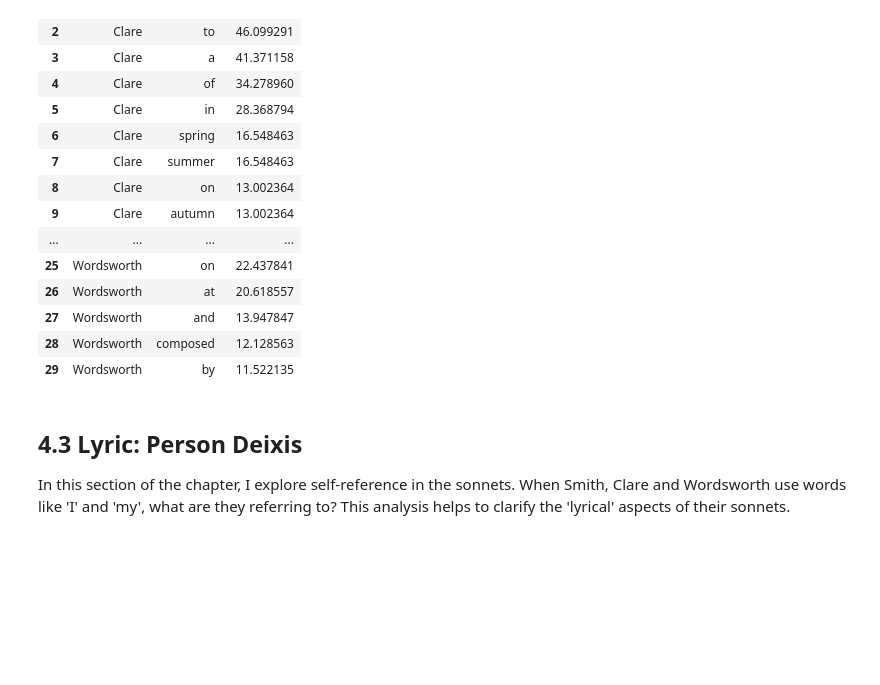
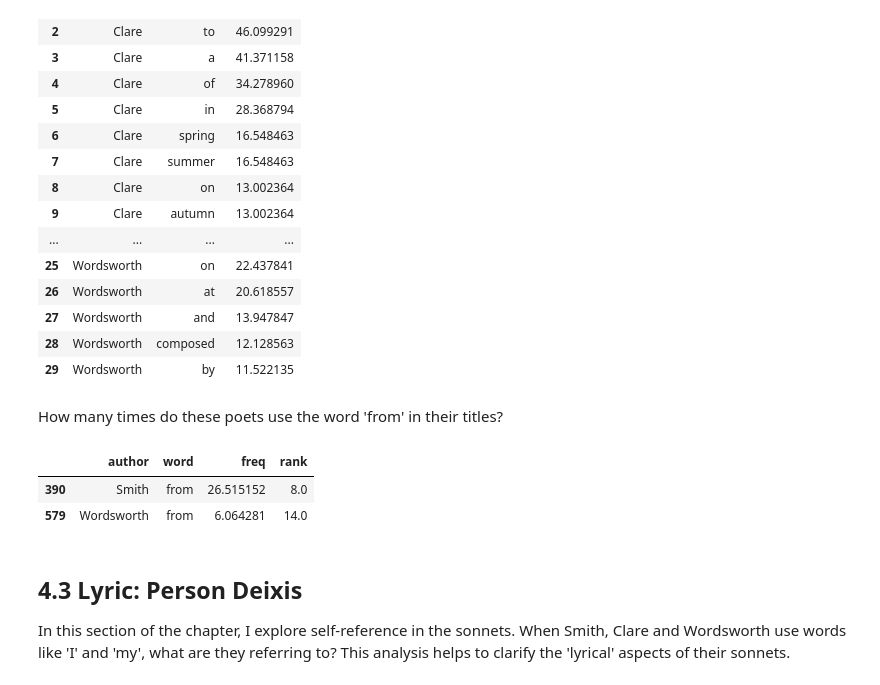
Before and after one commit to sn-code-inside/romantic-self, a Jupyter notebook: Chapter 4 - Lyric.ipynb, the cells around one changed output. Saved outputs shown, nothing was run; the diff lists cells and outputs as text; code cells hidden in the pictures; blank space fills up the shorter version.

```diff
--- a/Chapter 4 - Lyric.ipynb
+++ b/Chapter 4 - Lyric.ipynb
@@ -326,6 +361,16 @@ frequencies
 | 27 | Wordsworth | and | 13.947847 |
 | 28 | Wordsworth | composed | 12.128563 |
 | 29 | Wordsworth | by | 11.522135 |
+# %% [markdown]
+How many times do these poets use the word 'from' in their titles?
+# %%
+all_frequencies = get_title_word_frequencies(sonnets)
+all_frequencies['rank'] = all_frequencies.groupby(['author'])['freq'].rank(ascending=False)
+all_frequencies[all_frequencies['word'] =='from']
+# %% [output]
+|  | author | word | freq | rank |
+| 390 | Smith | from | 26.515152 | 8.0 |
+| 579 | Wordsworth | from | 6.064281 | 14.0 |
 # %% [markdown]
 ## 4.3 Lyric: Person Deixis
 
```
Also changed, not shown: parts of 9 cells of this notebook, 1 other file.
